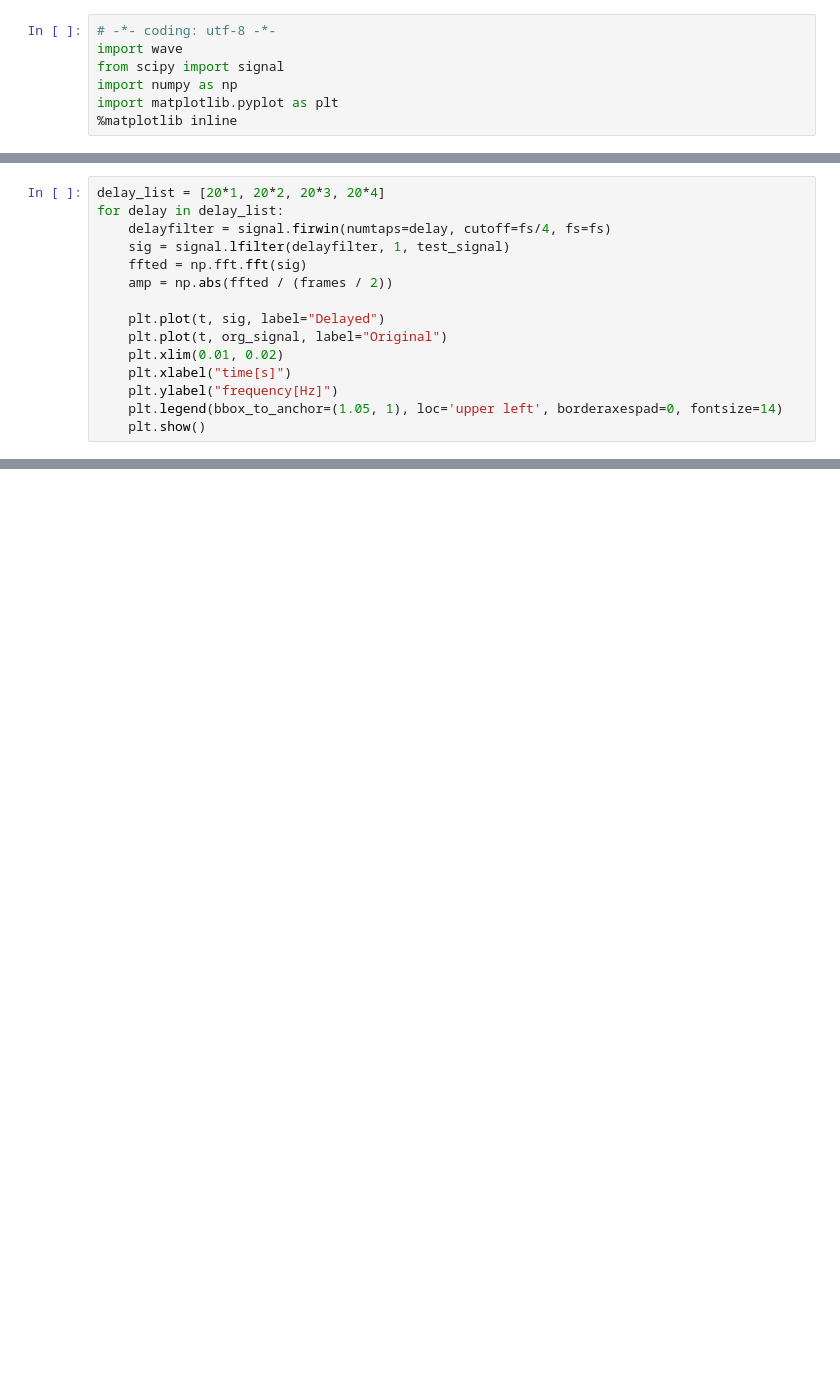
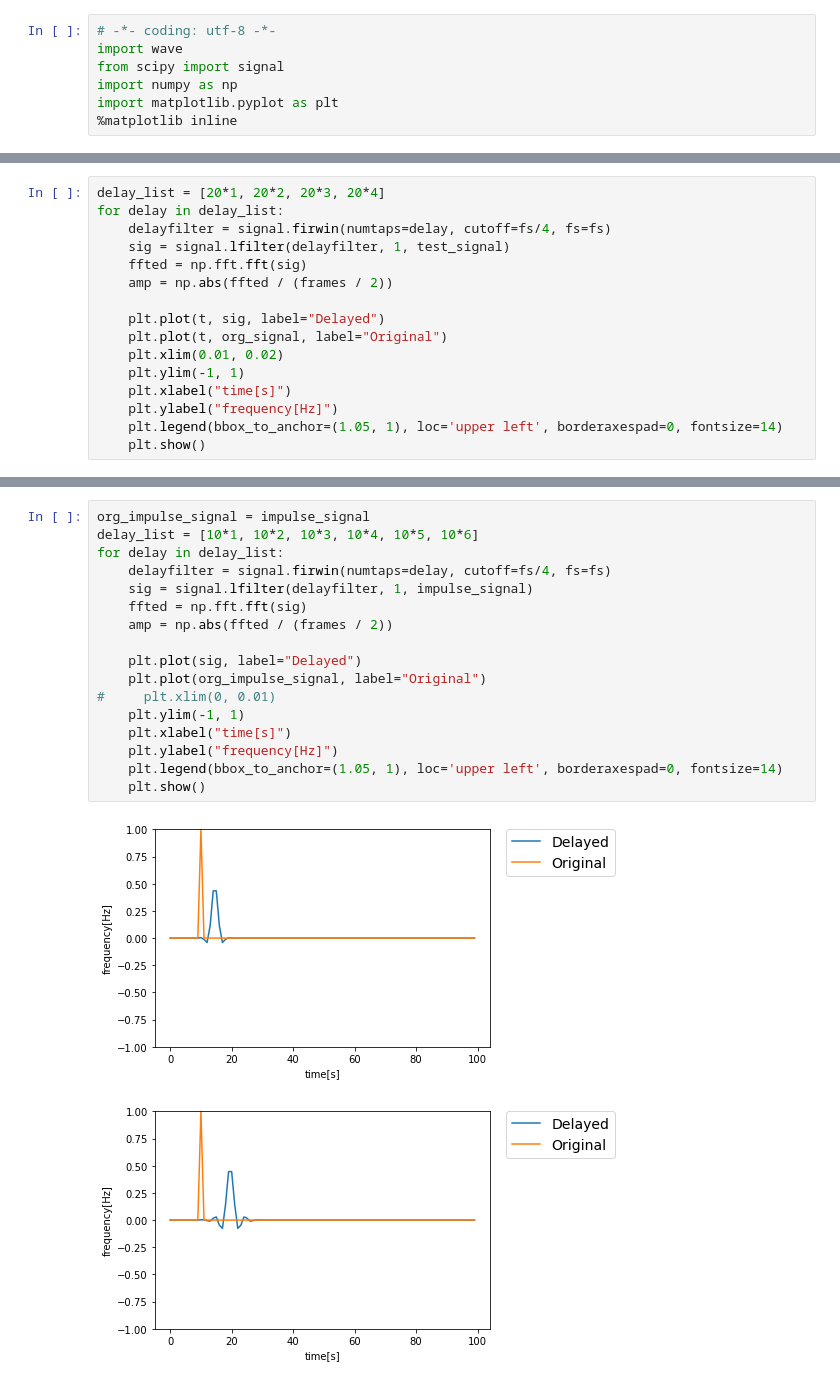
Before and after one commit to Kentkn192837/Cyokaku, a Jupyter notebook: no3.ipynb, the cells around one changed output, grey strips where cells are left out. Drawn from its saved outputs; the diff is of its cells as text; blank space fills up the shorter version.

```diff
--- a/no3.ipynb
+++ b/no3.ipynb
@@ -74,6 +75,7 @@ for delay in delay_list:
     plt.plot(t, sig, label="Delayed")
     plt.plot(t, org_signal, label="Original")
     plt.xlim(0.01, 0.02)
+    plt.ylim(-1, 1)
     plt.xlabel("time[s]")
     plt.ylabel("frequency[Hz]")
     plt.legend(bbox_to_anchor=(1.05, 1), loc='upper left', borderaxespad=0, fontsize=14)
@@ -85,0 +105,20 @@ for delay in delay_list:
+# %%
+org_impulse_signal = impulse_signal
+delay_list = [10*1, 10*2, 10*3, 10*4, 10*5, 10*6]
+for delay in delay_list:
+    delayfilter = signal.firwin(numtaps=delay, cutoff=fs/4, fs=fs)
+    sig = signal.lfilter(delayfilter, 1, impulse_signal)
+    ffted = np.fft.fft(sig)
+    amp = np.abs(ffted / (frames / 2))
+
+    plt.plot(sig, label="Delayed")
+    plt.plot(org_impulse_signal, label="Original")
+#     plt.xlim(0, 0.01)
+    plt.ylim(-1, 1)
+    plt.xlabel("time[s]")
+    plt.ylabel("frequency[Hz]")
+    plt.legend(bbox_to_anchor=(1.05, 1), loc='upper left', borderaxespad=0, fontsize=14)
+    plt.show()
+# %% [output]
+[figure, added]
+[figure, added]
```
Also changed, not shown: parts of 7 cells of this notebook.
